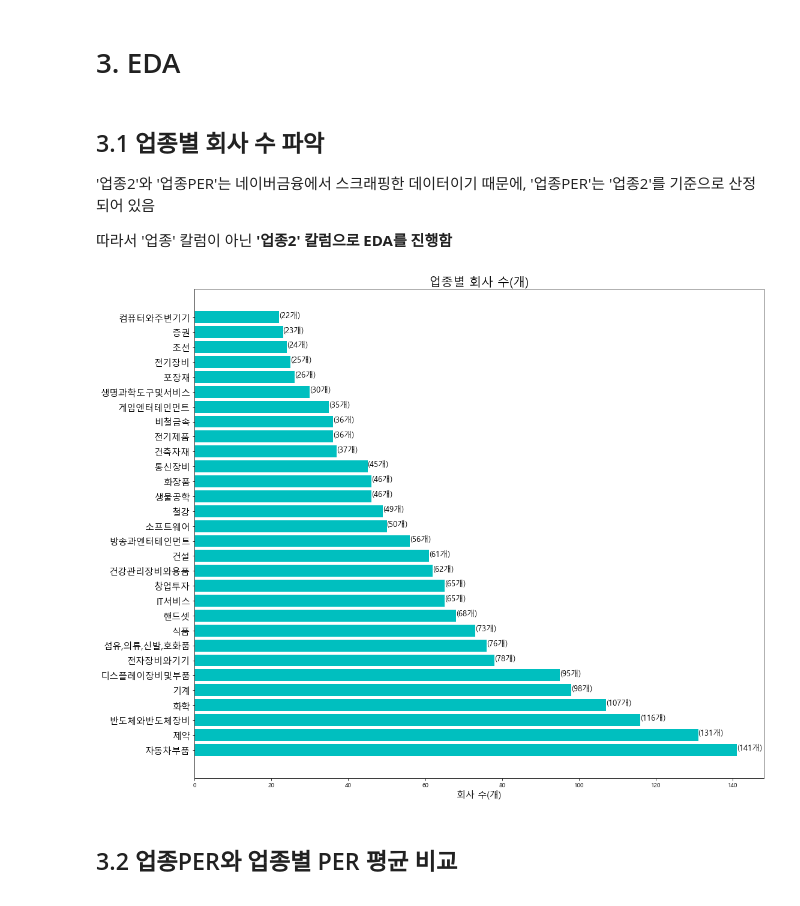
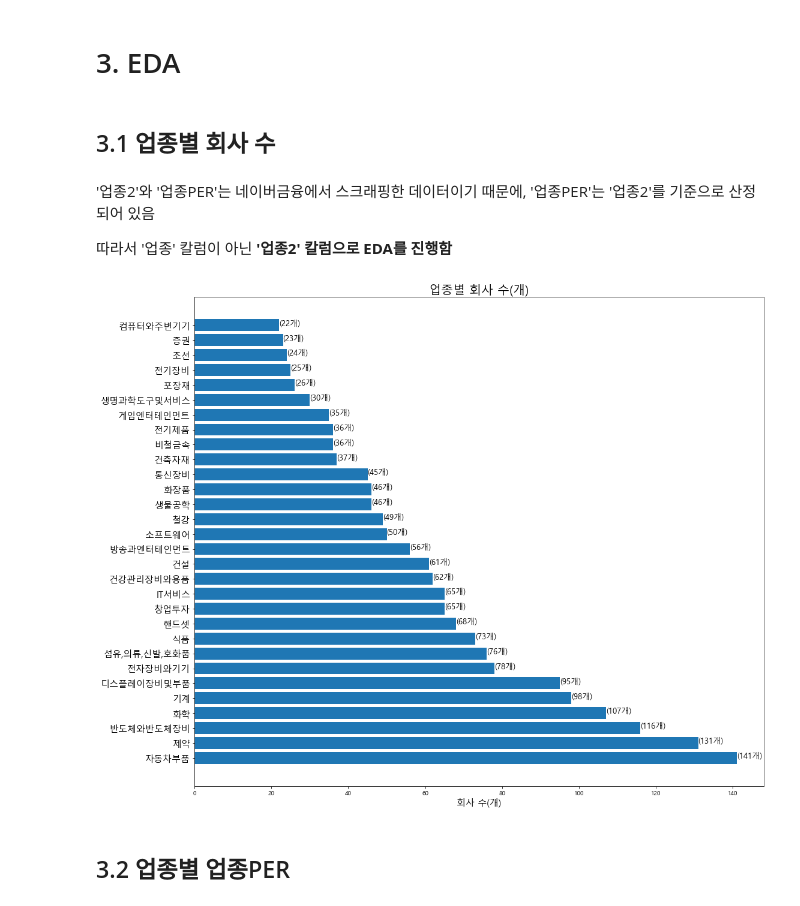
Before and after one commit to CSJ516/Investment_Portfolio_project, a Jupyter notebook: 02.업종별 EDA.ipynb, the cells around one changed output. Drawn from its saved outputs; the diff is of its cells as text; code cells hidden in the pictures.

```diff
--- a/02.업종별 EDA.ipynb
+++ b/02.업종별 EDA.ipynb
@@ -121,6 +121,9 @@ for i in per_idx:
     data3['PER'][i] = data['PER'][i]
 for i in pbr_idx:
     data3['PBR'][i] = data['PBR'][i]
+
+# 종목코드 6자리로 수정
+data3.종목코드 = data3.종목코드.map('{:06d}'.format)
 # %%
 data3.head()
 # %% [output]
@@ -134,9 +137,9 @@ data3.head()
 data3.to_csv('./data/네이버금융_FnGuide.csv')
 # %% [markdown]
 # 3. EDA
+# %% [markdown]
+## 3.1 업종별 회사 수
 # %% [markdown]
-## 3.1 업종별 회사 수 파악
-
 '업종2'와 '업종PER'는 네이버금융에서 스크래핑한 데이터이기 때문에, '업종PER'는 '업종2'를 기준으로 산정되어 있음
 
 따라서 '업종' 칼럼이 아닌 **'업종2' 칼럼으로 EDA를 진행함**
@@ -151,19 +154,19 @@ rc('font',family=font_name)
 # %%
 attr = data3['업종2'].value_counts().iloc[:30].index
 v1 = data3['업종2'].value_counts().iloc[:30]
 
 plt.figure(figsize=(17,15))
-plt.barh(attr, v1, tick_label=attr, color='c')
+plt.barh(attr, v1, tick_label=attr)
 plt.title('업종별 회사 수(개)', fontsize=20)
 plt.xlabel('회사 수(개)',fontsize=15)
 plt.yticks(fontsize=15)
 
 for i in range(len(attr)):
     detail = '(%d개)'%v1[i]
     plt.text(v1[i], attr[i], detail, fontsize=13)
 
 plt.show()
 # %% [output]
-[figure, old version]
+[figure, new version]
 # %% [markdown]
-## 3.2 업종PER와 업종별 PER 평균 비교
+## 3.2 업종별 업종PER
```
Also changed, not shown: parts of 16 cells of this notebook, 2 other files.
